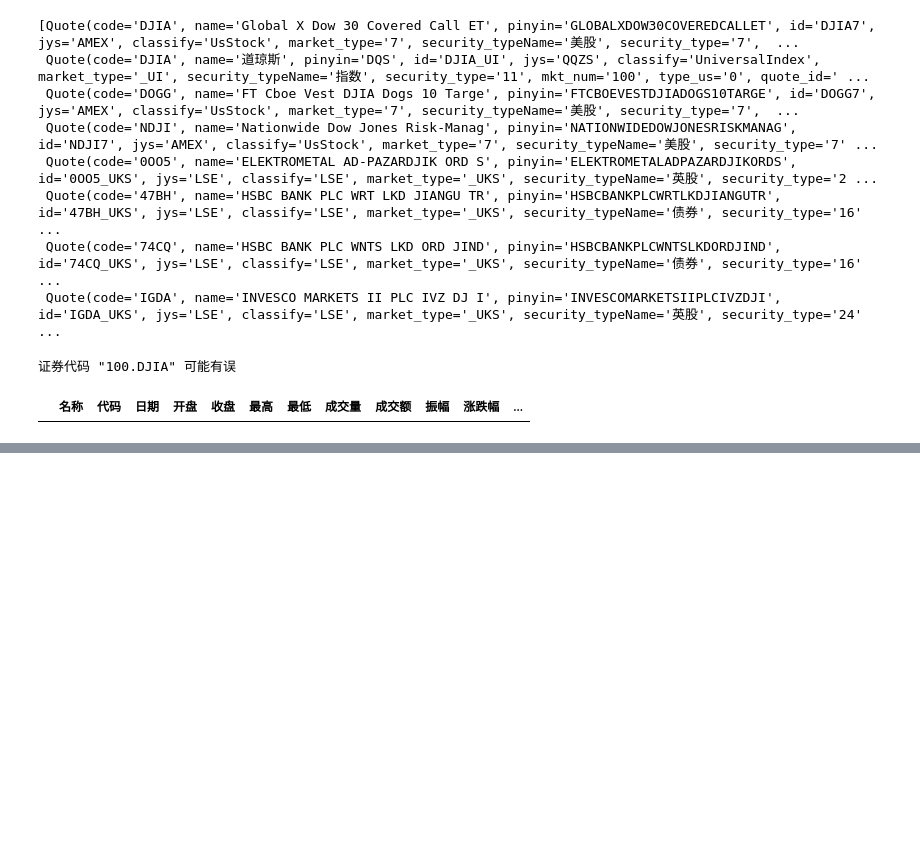
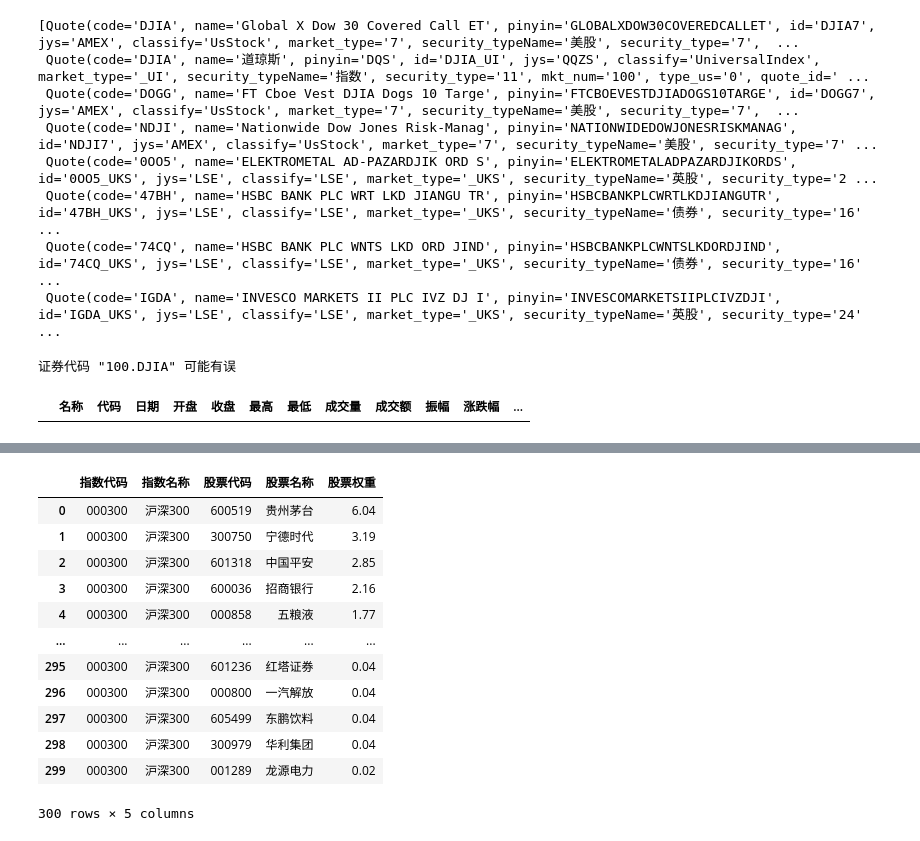
Before and after one commit to controlyy/finc, a Jupyter notebook: misc/efinance.ipynb, the cells around one changed output, grey strips where cells are left out. Drawn from its saved outputs; the diff is of its cells as text; code cells hidden in the pictures; blank space fills up the shorter version.

```diff
--- a/misc/efinance.ipynb
+++ b/misc/efinance.ipynb
@@ -145,0 +164,16 @@ ef.common.get_quote_history('100.DJIA')
+# %%
+ef.stock.get_members('000300')
+# %% [output]
+|  | 指数代码 | 指数名称 | 股票代码 | 股票名称 | 股票权重 |
+| 0 | 000300 | 沪深300 | 600519 | 贵州茅台 | 6.04 |
+| 1 | 000300 | 沪深300 | 300750 | 宁德时代 | 3.19 |
+| 2 | 000300 | 沪深300 | 601318 | 中国平安 | 2.85 |
+| 3 | 000300 | 沪深300 | 600036 | 招商银行 | 2.16 |
+| 4 | 000300 | 沪深300 | 000858 | 五粮液 | 1.77 |
+| ... | ... | ... | ... | ... | ... |
+| 295 | 000300 | 沪深300 | 601236 | 红塔证券 | 0.04 |
+| 296 | 000300 | 沪深300 | 000800 | 一汽解放 | 0.04 |
+| 297 | 000300 | 沪深300 | 605499 | 东鹏饮料 | 0.04 |
+| 298 | 000300 | 沪深300 | 300979 | 华利集团 | 0.04 |
+| 299 | 000300 | 沪深300 | 001289 | 龙源电力 | 0.02 |
+300 rows × 5 columns
```
Also changed, not shown: parts of 4 cells of this notebook, 3 other files.
